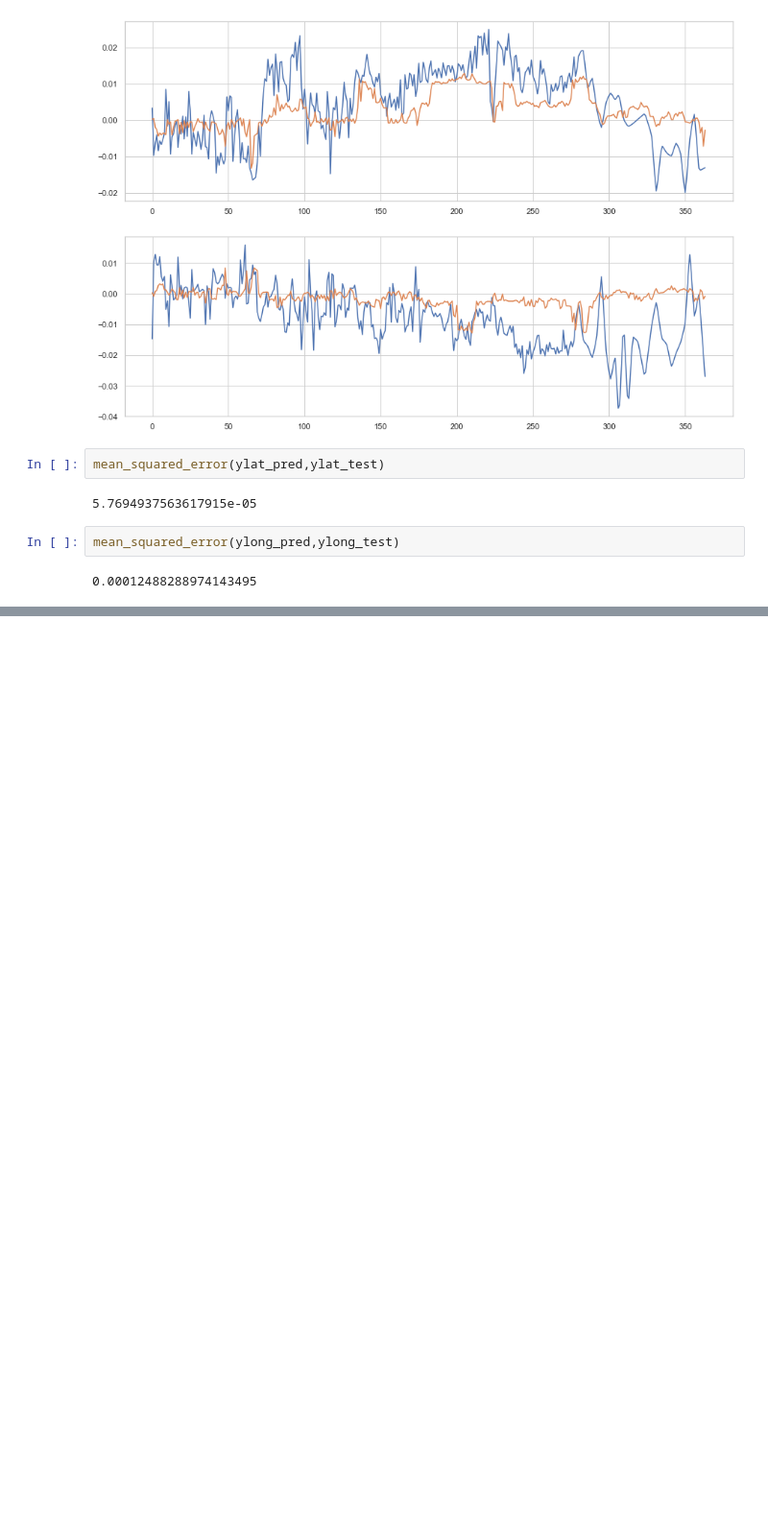
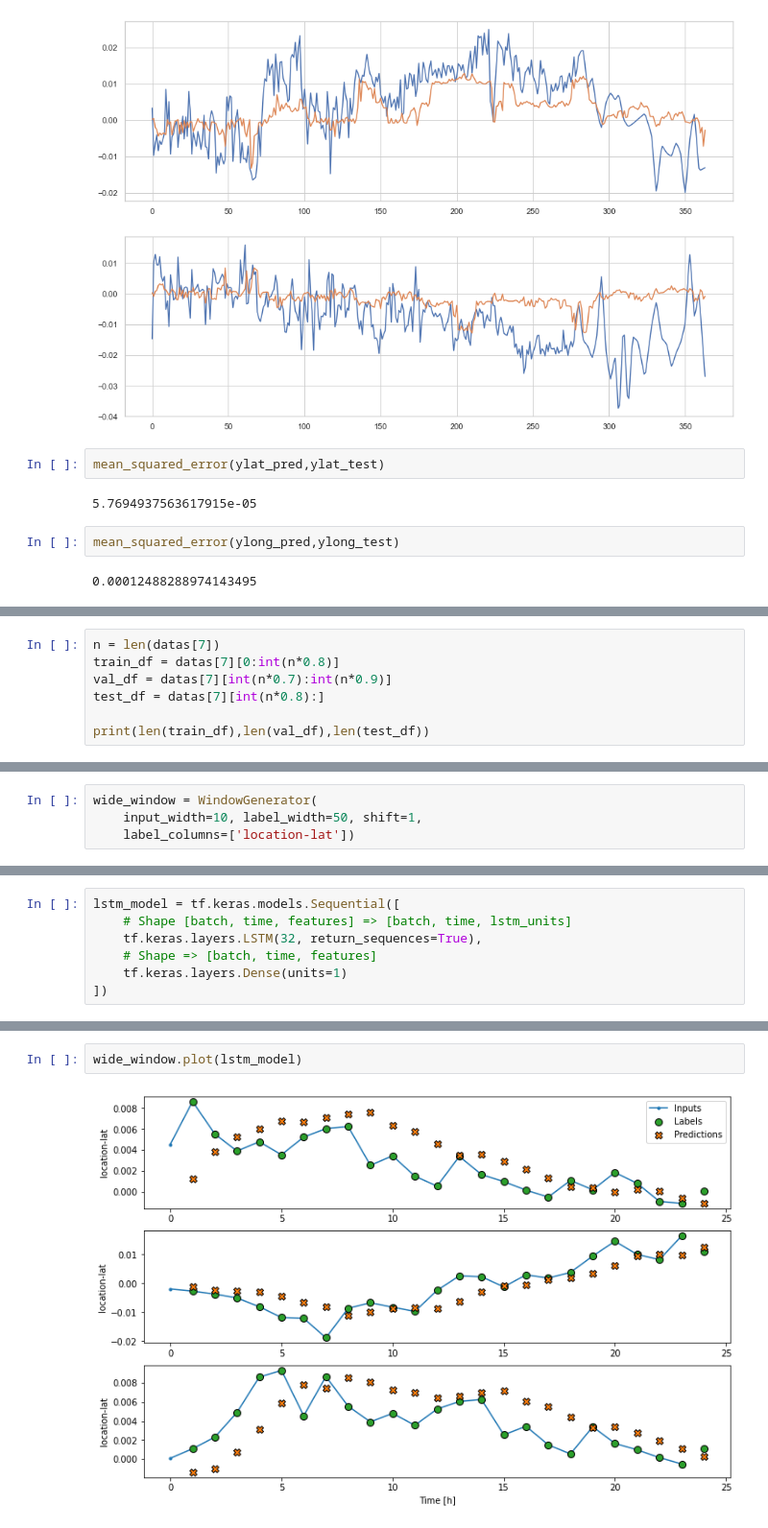
Before and after one commit to bgaudron/learning-whales, a Jupyter notebook: prediction.ipynb, the cells around one changed output, grey strips where cells are left out. Shown at 96% size. Saved outputs shown, nothing was run; the diff lists cells and outputs as text; blank space fills up the shorter version.

Commit message:
first tests with LSTM

```diff
--- a/prediction.ipynb
+++ b/prediction.ipynb
@@ -163,0 +170,7 @@ mean_squared_error(ylong_pred,ylong_test)
+# %%
+n = len(datas[7])
+train_df = datas[7][0:int(n*0.8)]
+val_df = datas[7][int(n*0.7):int(n*0.9)]
+test_df = datas[7][int(n*0.8):]
+
+print(len(train_df),len(val_df),len(test_df))
@@ -163,0 +301,4 @@ mean_squared_error(ylong_pred,ylong_test)
+# %%
+wide_window = WindowGenerator(
+    input_width=10, label_width=50, shift=1,
+    label_columns=['location-lat'])
@@ -163,0 +309,7 @@ mean_squared_error(ylong_pred,ylong_test)
+# %%
+lstm_model = tf.keras.models.Sequential([
+    # Shape [batch, time, features] => [batch, time, lstm_units]
+    tf.keras.layers.LSTM(32, return_sequences=True),
+    # Shape => [batch, time, features]
+    tf.keras.layers.Dense(units=1)
+])
@@ -163,0 +343,4 @@ mean_squared_error(ylong_pred,ylong_test)
+# %%
+wide_window.plot(lstm_model)
+# %% [output]
+[figure, added]
```
Also changed, not shown: parts of 7 cells of this notebook.
